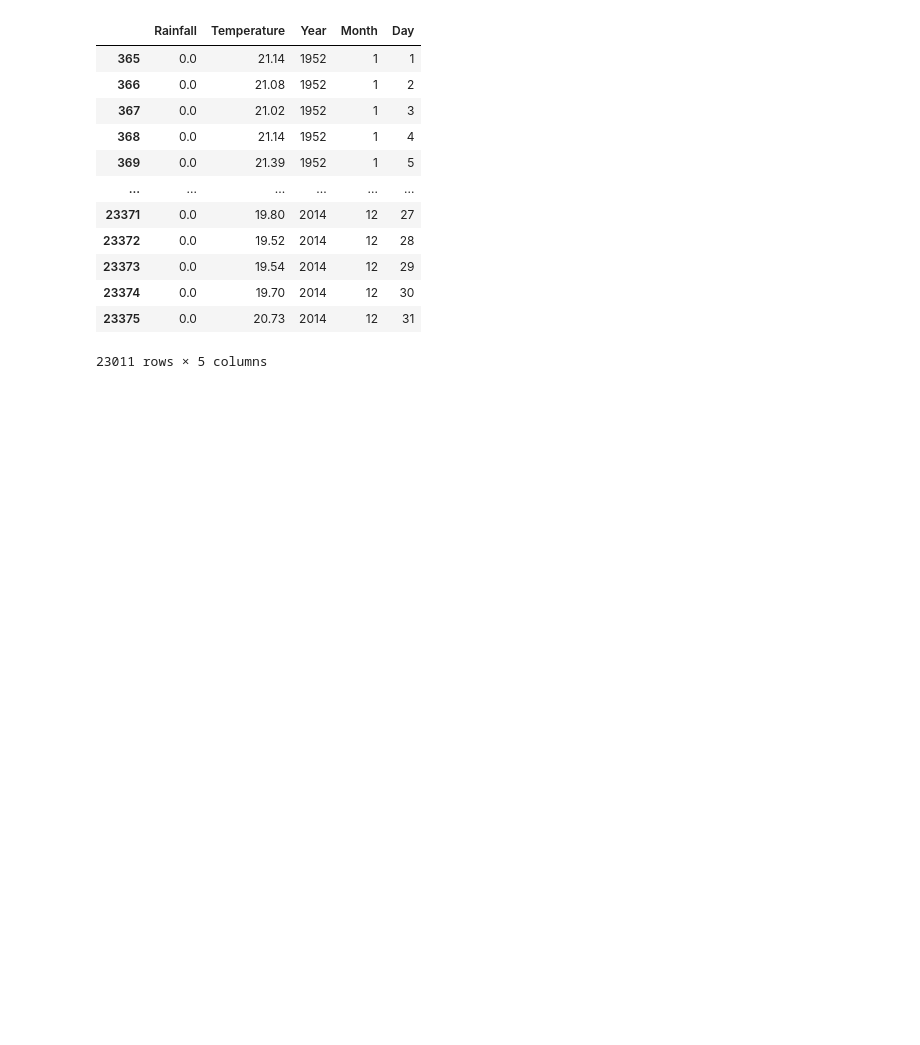
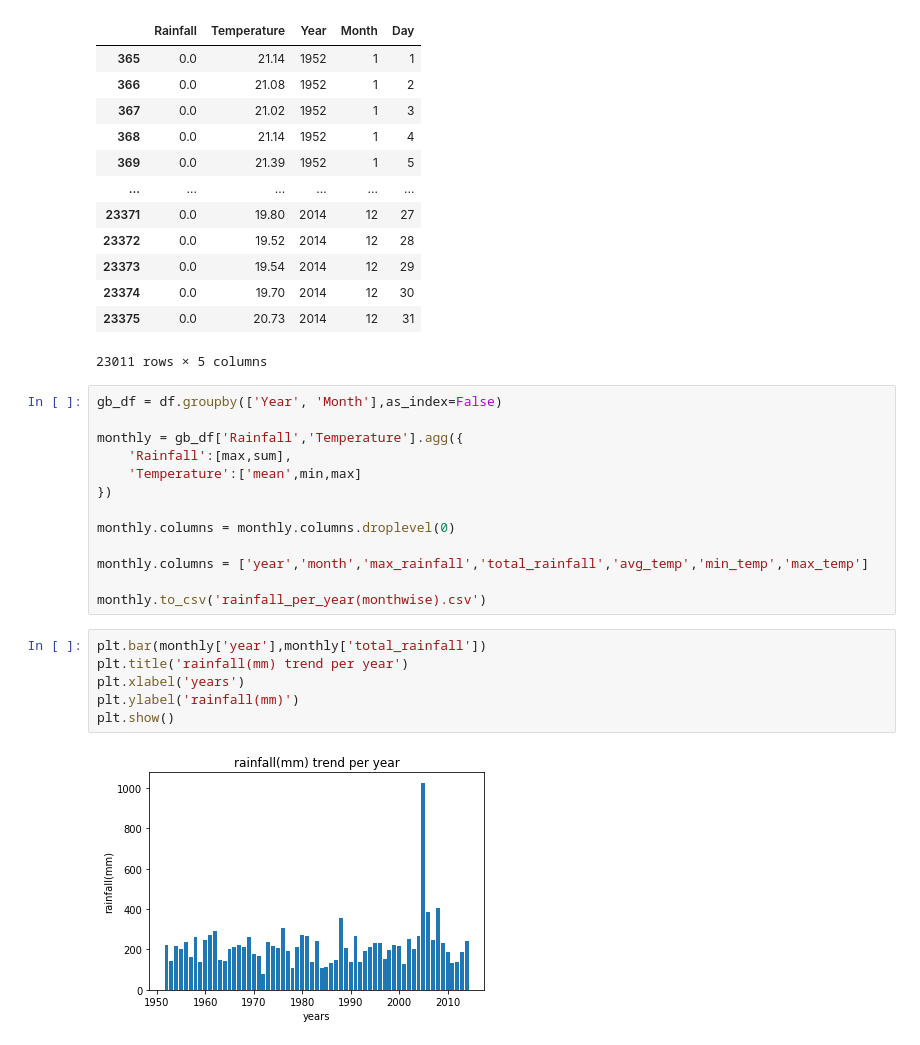
Before and after one commit to AnimeshN/IMD_rainfall_analysis_sinner, a Jupyter notebook: rainfall_analysis.ipynb, the cells around one changed output. Cells and saved outputs as stored; diff of their text form; blank space fills up the shorter version.

Commit message:
rain per year rain trends in july

```diff
--- a/rainfall_analysis.ipynb
+++ b/rainfall_analysis.ipynb
@@ -89,3 +89,24 @@ df
 | 23374 | 0.0 | 19.70 | 2014 | 12 | 30 |
 | 23375 | 0.0 | 20.73 | 2014 | 12 | 31 |
 23011 rows × 5 columns
+# %%
+gb_df = df.groupby(['Year', 'Month'],as_index=False)
+
+monthly = gb_df['Rainfall','Temperature'].agg({
+    'Rainfall':[max,sum],
+    'Temperature':['mean',min,max]
+})
+
+monthly.columns = monthly.columns.droplevel(0)
+
+monthly.columns = ['year','month','max_rainfall','total_rainfall','avg_temp','min_temp','max_temp']
+
+monthly.to_csv('rainfall_per_year(monthwise).csv')
+# %%
+plt.bar(monthly['year'],monthly['total_rainfall'])
+plt.title('rainfall(mm) trend per year')
+plt.xlabel('years')
+plt.ylabel('rainfall(mm)')
+plt.show()
+# %% [output]
+[figure, added]
```
Also changed, not shown: parts of 19 cells of this notebook, 2 other files.
